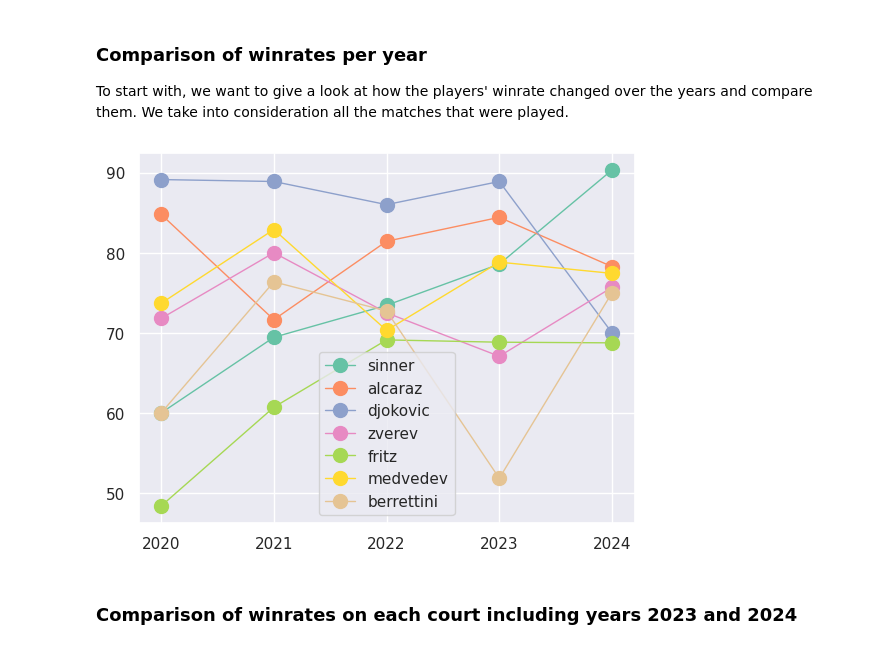
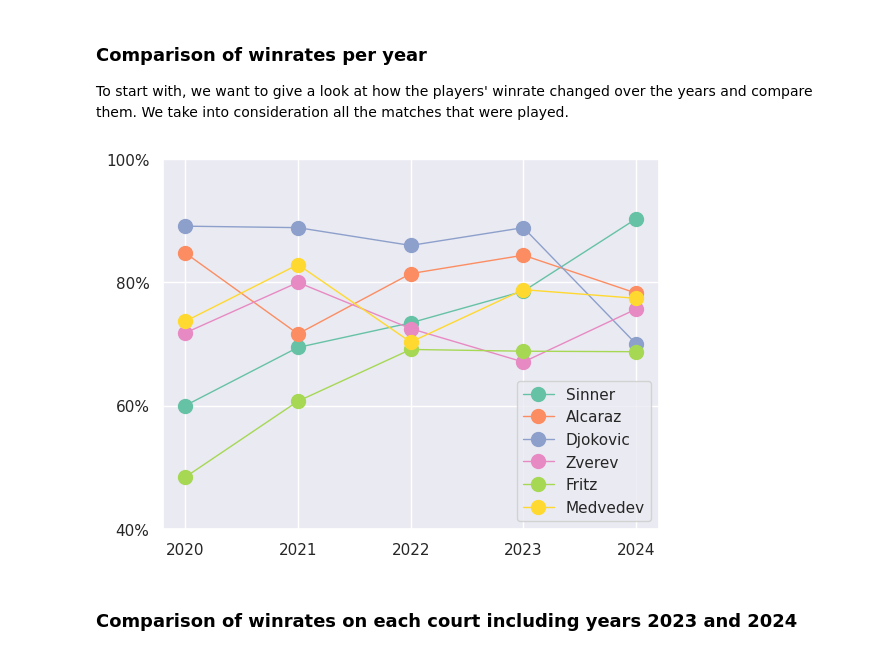
Before and after one commit to Matteo294/ATP-analysis, a Jupyter notebook: analysis/anal.ipynb, the cells around one changed output. Cells and saved outputs as stored; diff of their text form; code cells hidden in the pictures.

```diff
--- a/analysis/anal.ipynb
+++ b/analysis/anal.ipynb
@@ -22,34 +22,36 @@ from ipywidgets import VBox
 To start with, we want to give a look at how the players' winrate changed over the years and compare them. We take into consideration all the matches that were played.
 # %%
 years = [2020, 2021, 2022, 2023, 2024]
-players = ["sinner", "alcaraz", "djokovic", "zverev", "fritz", "medvedev", "berrettini"]
+players = ["sinner", "alcaraz", "djokovic", "zverev", "fritz", "medvedev"]
 
 # Connect to the db
 conn = sqlite3.connect("../data.db")
 cur = conn.cursor()
 
 sns.set_theme(palette="Set2")
 
 for name in players:
     wr = []
     for y in years:
         cmd = "SELECT COUNT(*) FROM " + name + " WHERE win='yes' and tourney_date LIKE '" + str(y) + "%';" # count wins
         cur.execute(cmd)
         w = cur.fetchone()[0]
         cmd = "SELECT COUNT(*) FROM " + name + " WHERE win='no' and tourney_date LIKE '" + str(y) + "%';" # count losses
         cur.execute(cmd)
         l = cur.fetchone()[0]
         wr.append(w/(w+l) * 100)
-    plt.plot(years, wr, 'o-', label=name, markersize=10, linewidth=1.0)
+    plt.plot(years, wr, 'o-', label=name.title(), markersize=10, linewidth=1.0)
 
 plt.legend()
 #plt.grid()
 ax = plt.gca()
 ax.set_xticks(years)
+ax.set_yticks([40, 60, 80, 100])
+ax.set_yticklabels(str(s) + "%" for s in [40, 60, 80, 100])
 plt.savefig("./figures/winrate_per_year.png")
 plt.show()
 # %% [output]
-[figure, old version]
+[figure, new version]
 # %% [markdown]
 ### Comparison of winrates on each court including years 2023 and 2024
 # %%
```
Also changed, not shown: parts of 2 cells of this notebook, 5 other files.
